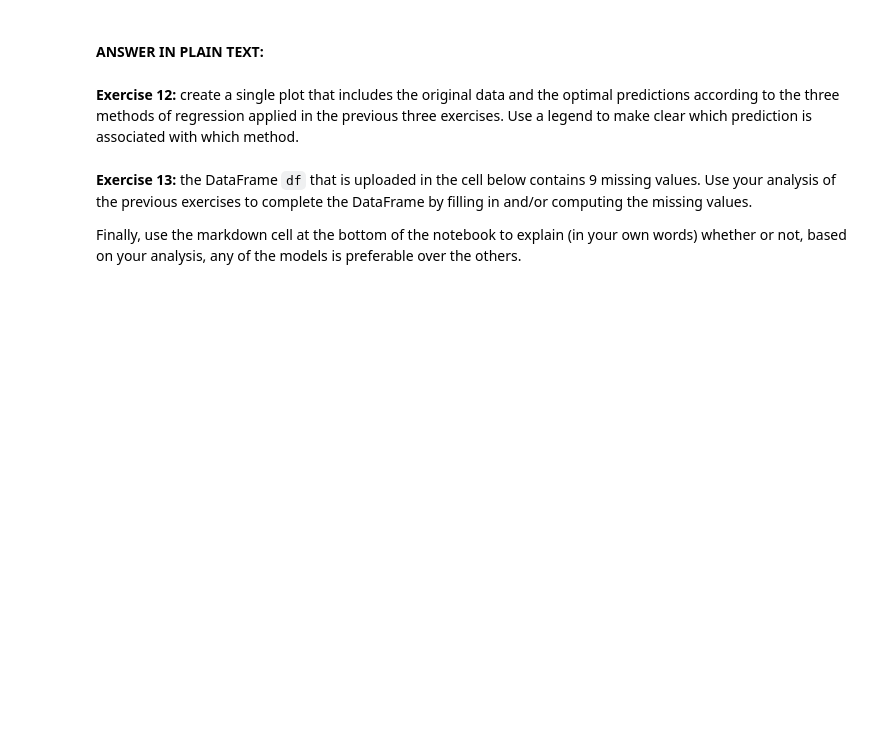
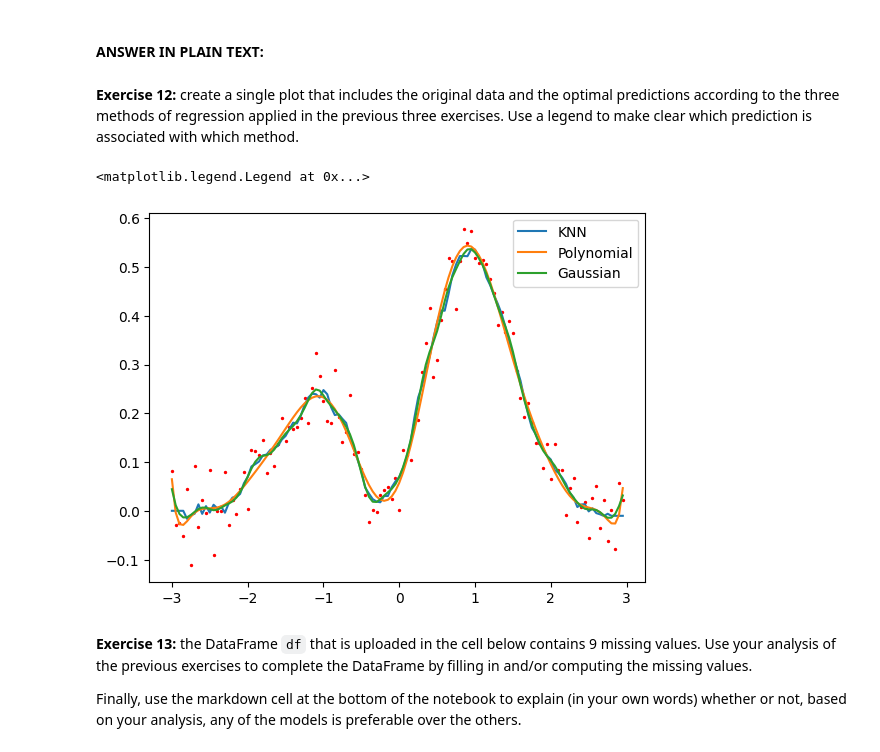
Before and after one commit to AlbinLind/Data-Science-Methodology, a Jupyter notebook: week 1/DSM_assignment1.ipynb, the cells around one changed output. Cells and saved outputs as stored; diff of their text form; code cells hidden in the pictures; blank space fills up the shorter version.

```diff
--- a/week 1/DSM_assignment1.ipynb
+++ b/week 1/DSM_assignment1.ipynb
@@ -298,6 +406,20 @@ You may use existing packages to perform the polynomial regression (e.g. sklearn
 #### ANSWER IN PLAIN TEXT: ####
 # %% [markdown]
 **Exercise 12:** create a single plot that includes the original data and the optimal predictions according to the three methods of regression applied in the previous three exercises. Use a legend to make clear which prediction is associated with which method.
+# %%
+knn = KNeighborsRegressor(n_neighbors=7).fit(x.reshape(-1,1), y)
+pipe = make_pipeline(PolynomialFeatures(degree=14), LinearRegression()).fit(x.reshape(-1,1), y)
+gaussian = KernelReg(y, x, var_type='c', bw=[0.1])
+gaussian.fit()
+
+plt.scatter(x, y, s=2, c='red');
+plt.plot(x, knn.predict(x.reshape(-1,1)), label="KNN")
+plt.plot(x, pipe.predict(x.reshape(-1,1)), label="Polynomial")
+plt.plot(x, gaussian.fit(x)[0], label="Gaussian")
+plt.legend()
+# %% [output]
+<matplotlib.legend.Legend at 0x...>
+[figure, added]
 # %% [markdown]
 **Exercise 13:** the DataFrame `df` that is uploaded in the cell below contains 9 missing values. Use your analysis of the previous exercises to complete the DataFrame by filling in and/or computing the missing values.
 
```
Also changed, not shown: parts of 6 cells of this notebook.
